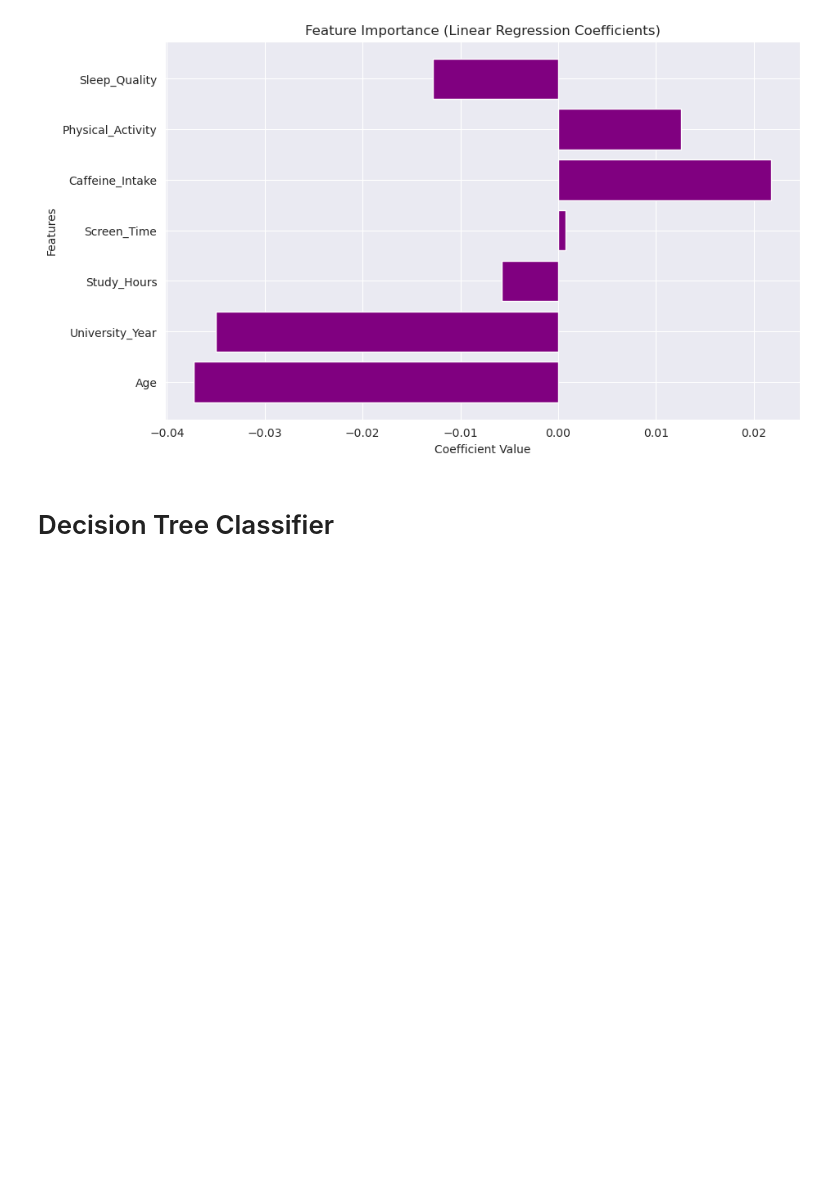
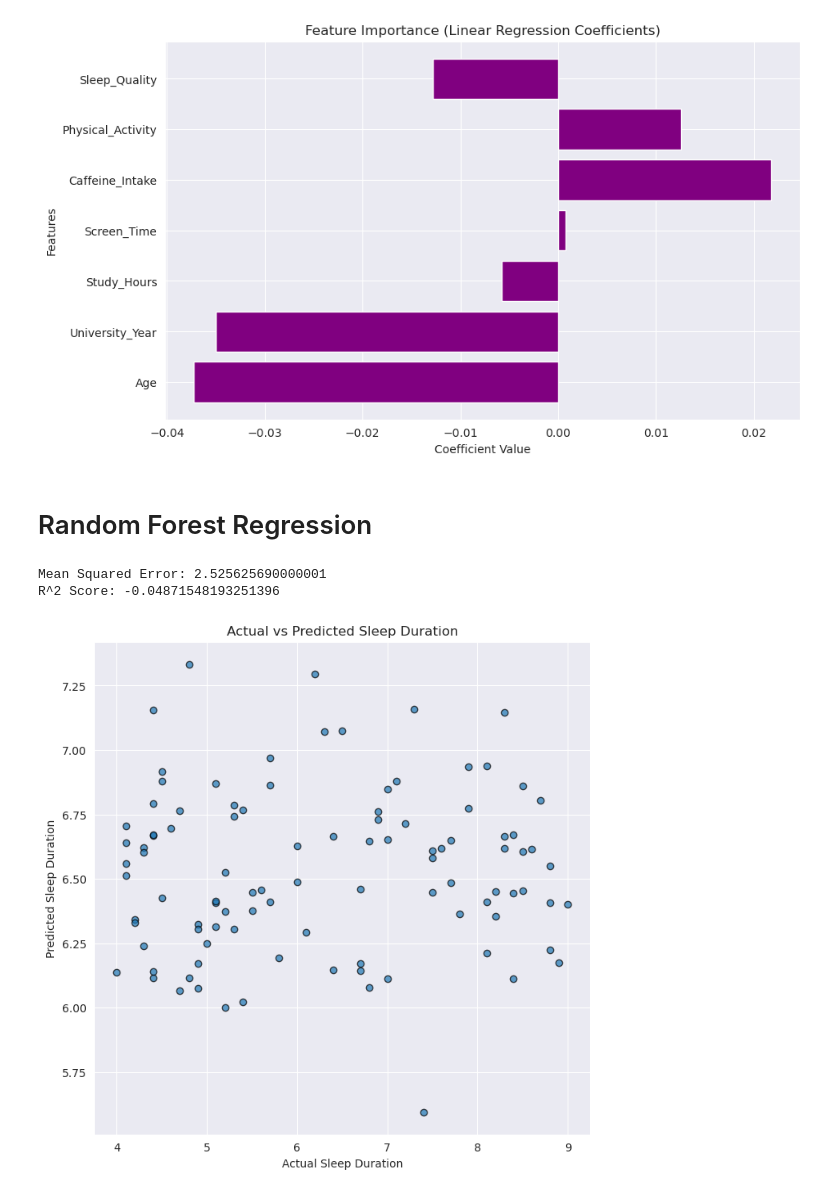
Before and after one commit to Niklas-Wag/Sleep_DSAI, a Jupyter notebook: Projektbericht.ipynb, the cells around one changed output. Saved outputs shown, nothing was run; the diff lists cells and outputs as text; code cells hidden in the pictures; blank space fills up the shorter version.

```diff
--- a/Projektbericht.ipynb
+++ b/Projektbericht.ipynb
@@ -154,4 +193,38 @@ R^2 Score: -0.04505657226145998
 [figure]
 [figure]
 # %% [markdown]
-# Decision Tree Classifier
+# Random Forest Regression
+# %%
+lin_reg_sleep_dataset = sleep_dataset
+
+X = lin_reg_sleep_dataset.drop(columns=['Sleep_Duration'])
+y = lin_reg_sleep_dataset['Sleep_Duration']
+
+# Split the data into training and testing sets
+X_train, X_test, y_train, y_test = train_test_split(X, y, test_size=0.2, random_state=42)
+
+# Train the Random Forest Regressor
+rf_regressor = RandomForestRegressor(random_state=42)
+rf_regressor.fit(X_train, y_train)
+
+# Make predictions
+y_pred = rf_regressor.predict(X_test)
+
+# Evaluate the model
+mse = mean_squared_error(y_test, y_pred)
+r2 = r2_score(y_test, y_pred)
+
+print(f"Mean Squared Error: {mse}")
+print(f"R^2 Score: {r2}")
+
+# Plot the results
+plt.figure(figsize=(8, 8))
+plt.scatter(y_test, y_pred, alpha=0.7, edgecolors='k')
+plt.xlabel("Actual Sleep Duration")
+plt.ylabel("Predicted Sleep Duration")
+plt.title("Actual vs Predicted Sleep Duration")
+plt.show()
+# %% [output]
+Mean Squared Error: 2.525625690000001
+R^2 Score: -0.04871548193251396
+[figure, added]
```
Also changed, not shown: parts of 5 cells of this notebook.
